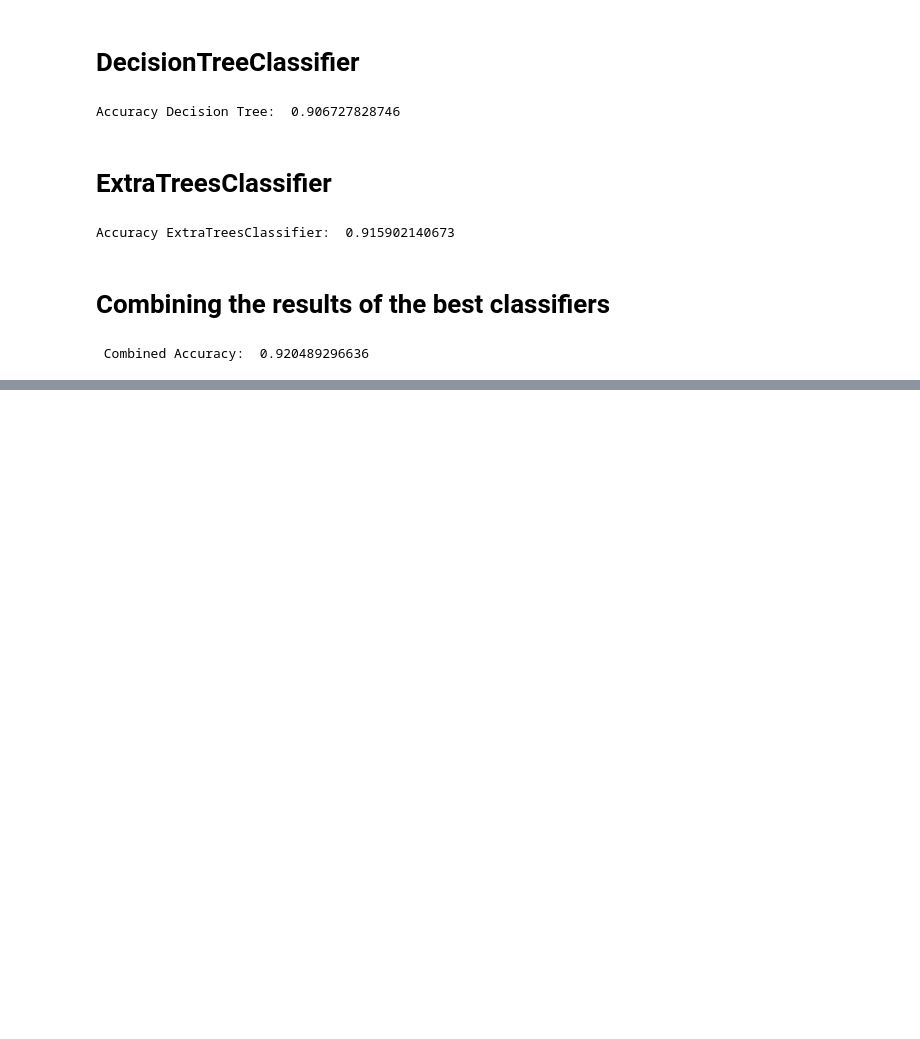
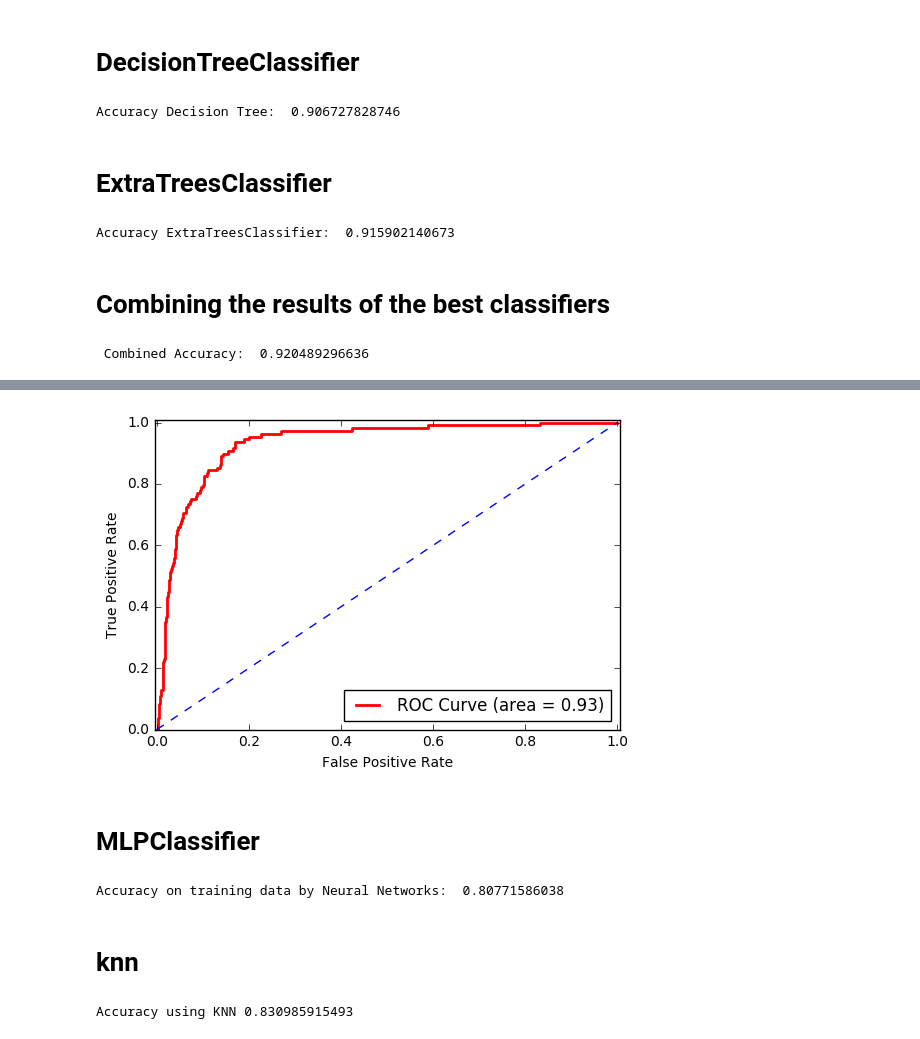
Before and after one commit to eochoa5/PredictNYTimesArticlePopularity, a Jupyter notebook: Presentation/presentation.ipynb, the cells around one changed output, grey strips where cells are left out. Saved outputs shown, nothing was run; the diff lists cells and outputs as text; code cells hidden in the pictures; blank space fills up the shorter version.

```diff
--- a/Presentation/presentation.ipynb
+++ b/Presentation/presentation.ipynb
@@ -135,0 +150,9 @@ print("\n Combined Accuracy: ", acc)
+# %%
+#Ada boost
+from sklearn.ensemble import AdaBoostClassifier
+dt = DecisionTreeClassifier()
+clf = AdaBoostClassifier(n_estimators=100, base_estimator=dt,learning_rate=1)
+clf.fit(X_train, y_train)
+prediction = clf.predict(X_test)
+acc_score = accuracy_score(y_test, prediction)
+print("Accuracy by Ada Boost Classifier: ", acc_score)
@@ -135,0 +180,10 @@ print("\n Combined Accuracy: ", acc)
+# %%
+y_predict_prob_lr = logreg.predict_proba(X_test)
+
+print(y_predict_prob_lr[:  ,1])
+
+
+# calculate AUC
+fpr, tpr, thresholds = metrics.roc_curve(y_test, y_predict_prob_lr[:,1], pos_label=1)
+AUC = metrics.auc(fpr, tpr)
+print('AUC: ',AUC)
@@ -135,0 +208,57 @@ print("\n Combined Accuracy: ", acc)
+# %%
+from sklearn import metrics
+import matplotlib.pyplot as plt
+%matplotlib inline
+
+plt.figure()
+
+# Roc Curve:
+plt.plot(fpr, tpr, color='red', lw=2,
+         label='ROC Curve (area = %0.2f)' % AUC)
+
+# Random Guess line:
+plt.plot([0, 1], [0, 1], color='blue', lw=1, linestyle='--')
+
+# Define X-Axis and Y-Axis:
+plt.xlim([-0.005, 1.005])
+plt.ylim([0.0, 1.01])
+
+# Labels, Title, Legend:
+plt.xlabel('False Positive Rate')
+plt.ylabel('True Positive Rate')
+
+plt.legend(loc="lower right")
+
+plt.show()
+# %% [output]
+[figure, added]
+# %% [markdown]
+# MLPClassifier
+# %%
+from sklearn.neural_network import MLPClassifier
+clf = MLPClassifier(solver='lbfgs', alpha=1e-5,hidden_layer_sizes=(5, 2), random_state=1)
+clf.fit(X_train,y_train)
+y = df['Popular']
+X_train, X_test, y_train, y_test = train_test_split(X, y, random_state=0)
+predictions = clf.predict(X_test)
+predictions
+accuracyDt = accuracy_score(y_test, predictions)
+
+print("Accuracy on training data by Neural Networks: ", accuracyDt)
+# %% [output]
+Accuracy on training data by Neural Networks:  0.80771586038
+# %% [markdown]
+# knn
+# %%
+from sklearn.neighbors import KNeighborsClassifier
+
+k=30
+y = df['Popular']
+X_train, X_test, y_train, y_test = train_test_split(X, y, random_state=0)
+my_knn = KNeighborsClassifier(n_neighbors=k)
+my_knn.fit(X_train, y_train)
+y_predict = my_knn.predict(X_test)
+accuracyKnn = accuracy_score(y_test, y_predict)
+print("Accuracy using KNN", accuracyKnn)
+# %% [output]
+Accuracy using KNN 0.830985915493
```
Also changed, not shown: parts of 9 cells of this notebook.
